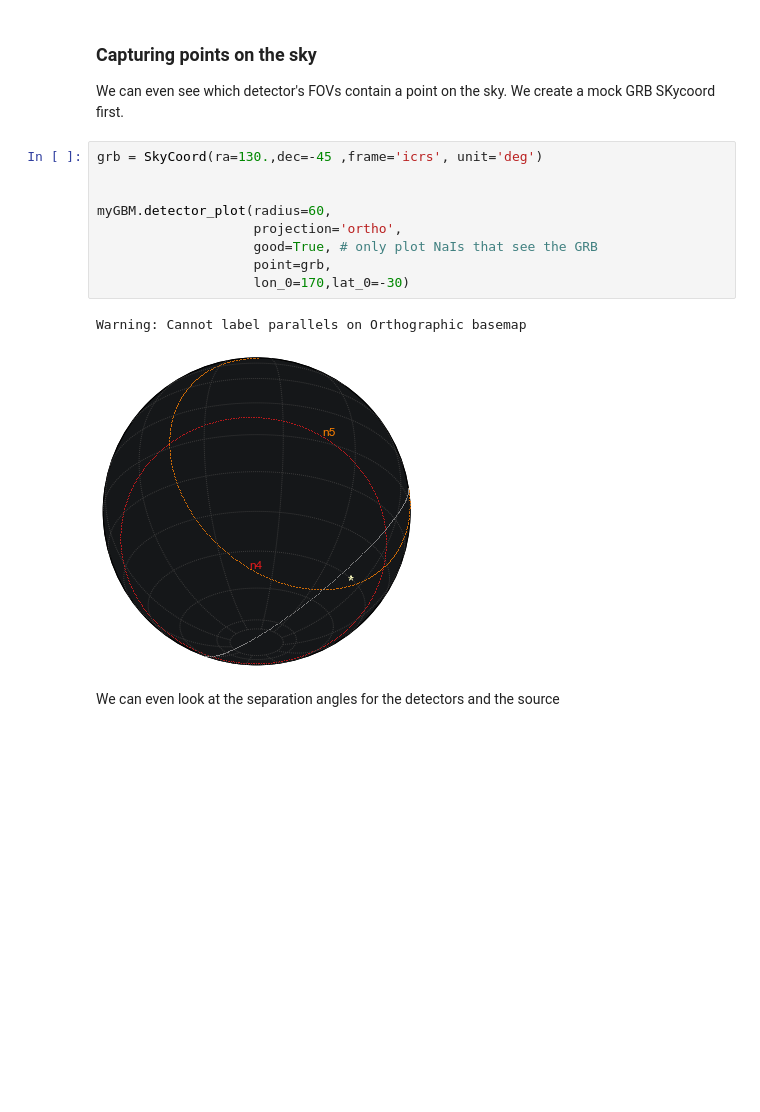
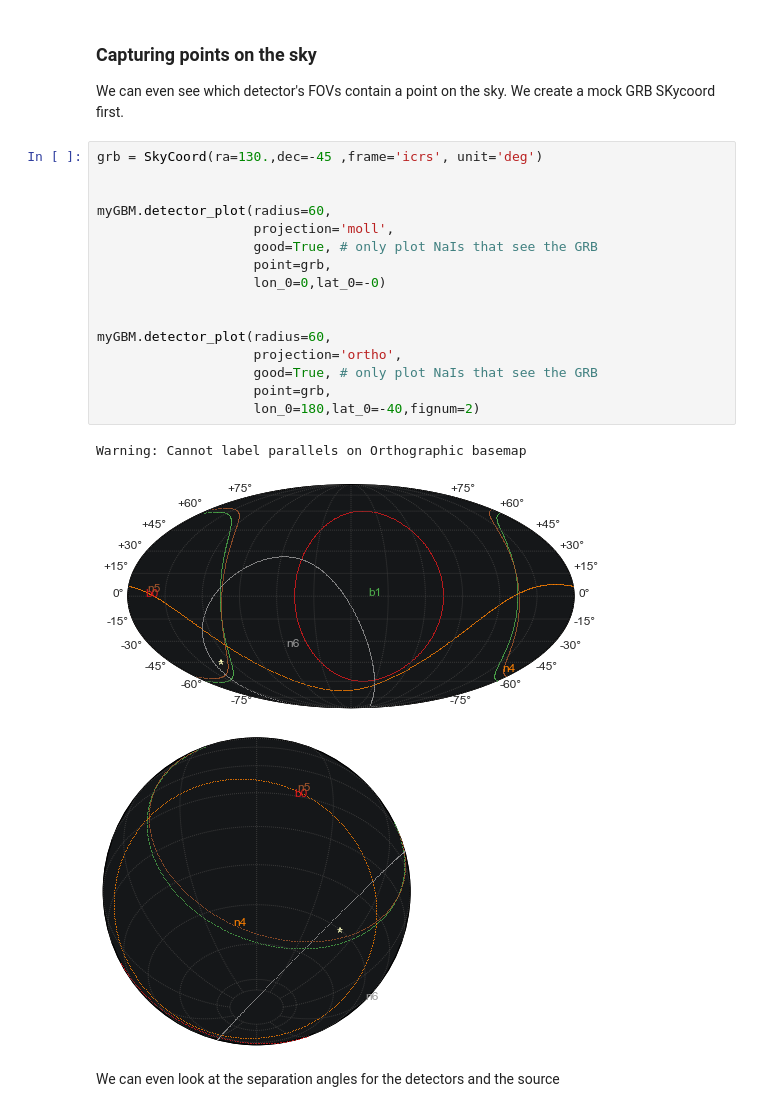
Before and after one commit to grburgess/gbmgeometry, a Jupyter notebook: examples/demo.ipynb, the cells around one changed output. Cells and saved outputs as stored; diff of their text form; blank space fills up the shorter version.

Commit message:
updated plotting to add BGO

```diff
--- a/examples/demo.ipynb
+++ b/examples/demo.ipynb
@@ -153,16 +151,24 @@ Warning: Cannot label parallels on Orthographic basemapWarning: Cannot label par
 We can even see which detector's FOVs contain a point on the sky. We create a mock GRB SKycoord first.
 # %%
 grb = SkyCoord(ra=130.,dec=-45 ,frame='icrs', unit='deg')
+
+
+myGBM.detector_plot(radius=60,
+                    projection='moll',
+                    good=True, # only plot NaIs that see the GRB
+                    point=grb,
+                    lon_0=0,lat_0=-0)
 
 
 myGBM.detector_plot(radius=60,
                     projection='ortho',
                     good=True, # only plot NaIs that see the GRB
                     point=grb,
-                    lon_0=170,lat_0=-30)
+                    lon_0=180,lat_0=-40,fignum=2)
 # %% [output]
 Warning: Cannot label parallels on Orthographic basemap
-[figure, old version]
+[figure, new version]
+[figure, added]
 # %% [markdown]
 We can even look at the separation angles for the detectors and the source
 # %%
```
Also changed, not shown: parts of 6 cells of this notebook, 3 other files.
